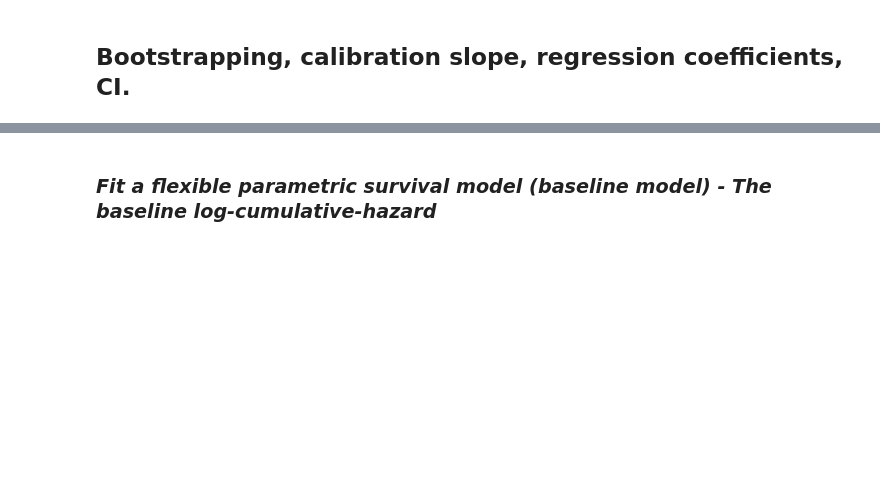
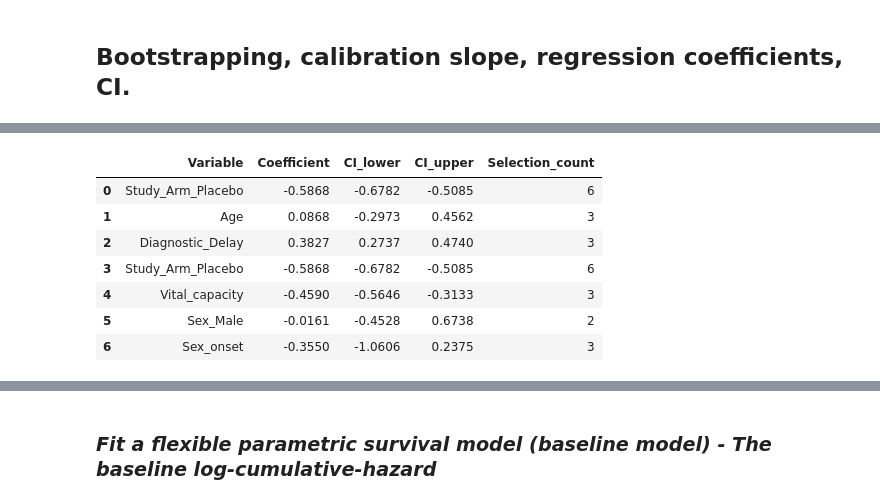
Before and after one commit to Uzoemeka/All_ALS_Data, a Jupyter notebook: 07.1_flexible_parametric_model_script_val_functionized.ipynb, the cells around one changed output, grey strips where cells are left out. Saved outputs shown, nothing was run; the diff lists cells and outputs as text; code cells hidden in the pictures; blank space fills up the shorter version.

```diff
--- a/07.1_flexible_parametric_model_script_val_functionized.ipynb
+++ b/07.1_flexible_parametric_model_script_val_functionized.ipynb
@@ -1052,0 +1068,19 @@ Sex_Male: 0.41554666357158976 95% CI: [0.22607636 0.57125573]
+# %%
+coef_table = pd.DataFrame({
+    "Variable": best_vars,
+    "Coefficient": [beta_corrected[v] for v in best_vars],
+    "CI_lower": [beta_ci[v][0] for v in best_vars],
+    "CI_upper": [beta_ci[v][1] for v in best_vars],
+    "Selection_count": [selection_counts[v] for v in best_vars]
+})
+
+coef_table.round(4)
+# %% [output]
+|  | Variable | Coefficient | CI_lower | CI_upper | Selection_count |
+| 0 | Study_Arm_Placebo | -0.5868 | -0.6782 | -0.5085 | 6 |
+| 1 | Age | 0.0868 | -0.2973 | 0.4562 | 3 |
+| 2 | Diagnostic_Delay | 0.3827 | 0.2737 | 0.4740 | 3 |
+| 3 | Study_Arm_Placebo | -0.5868 | -0.6782 | -0.5085 | 6 |
+| 4 | Vital_capacity | -0.4590 | -0.5646 | -0.3133 | 3 |
+| 5 | Sex_Male | -0.0161 | -0.4528 | 0.6738 | 2 |
+| 6 | Sex_onset | -0.3550 | -1.0606 | 0.2375 | 3 |
```
Also changed, not shown: parts of 11 cells of this notebook.
